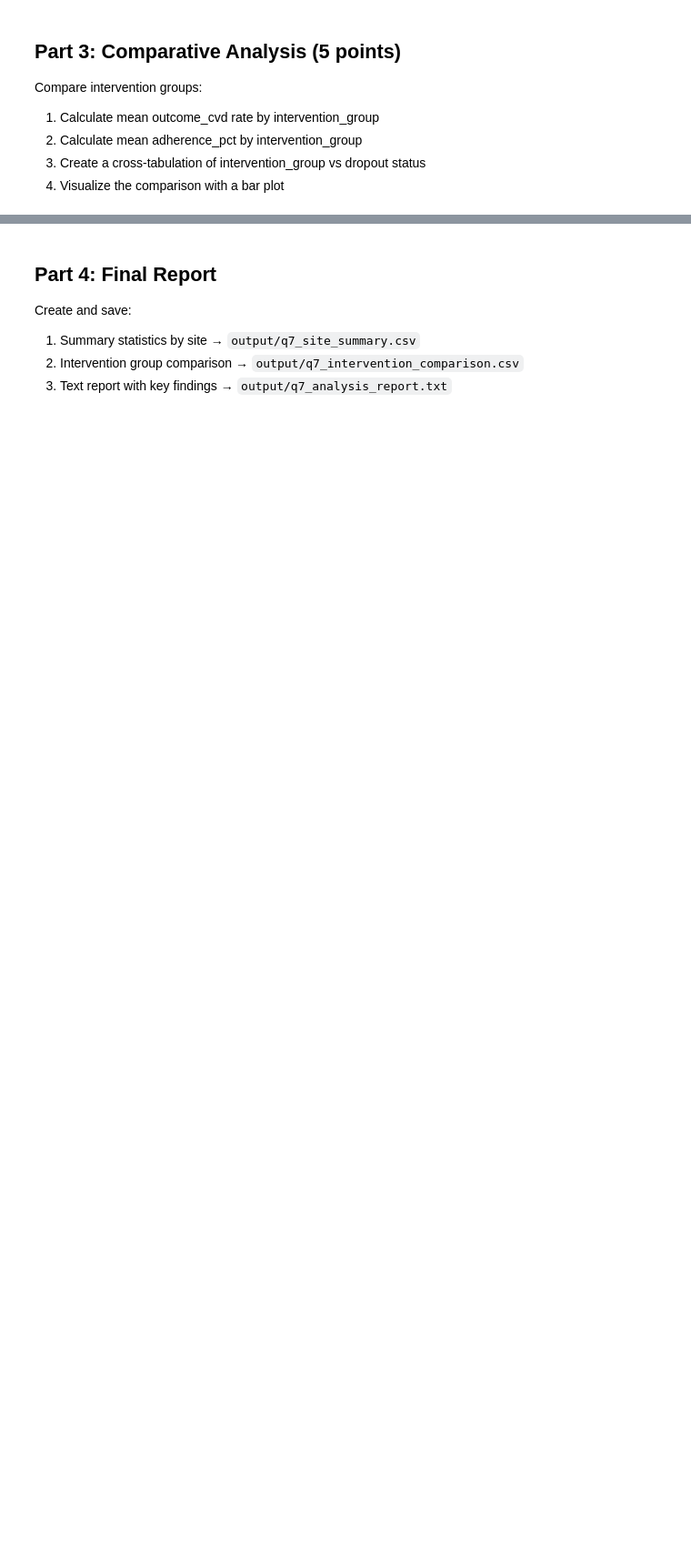
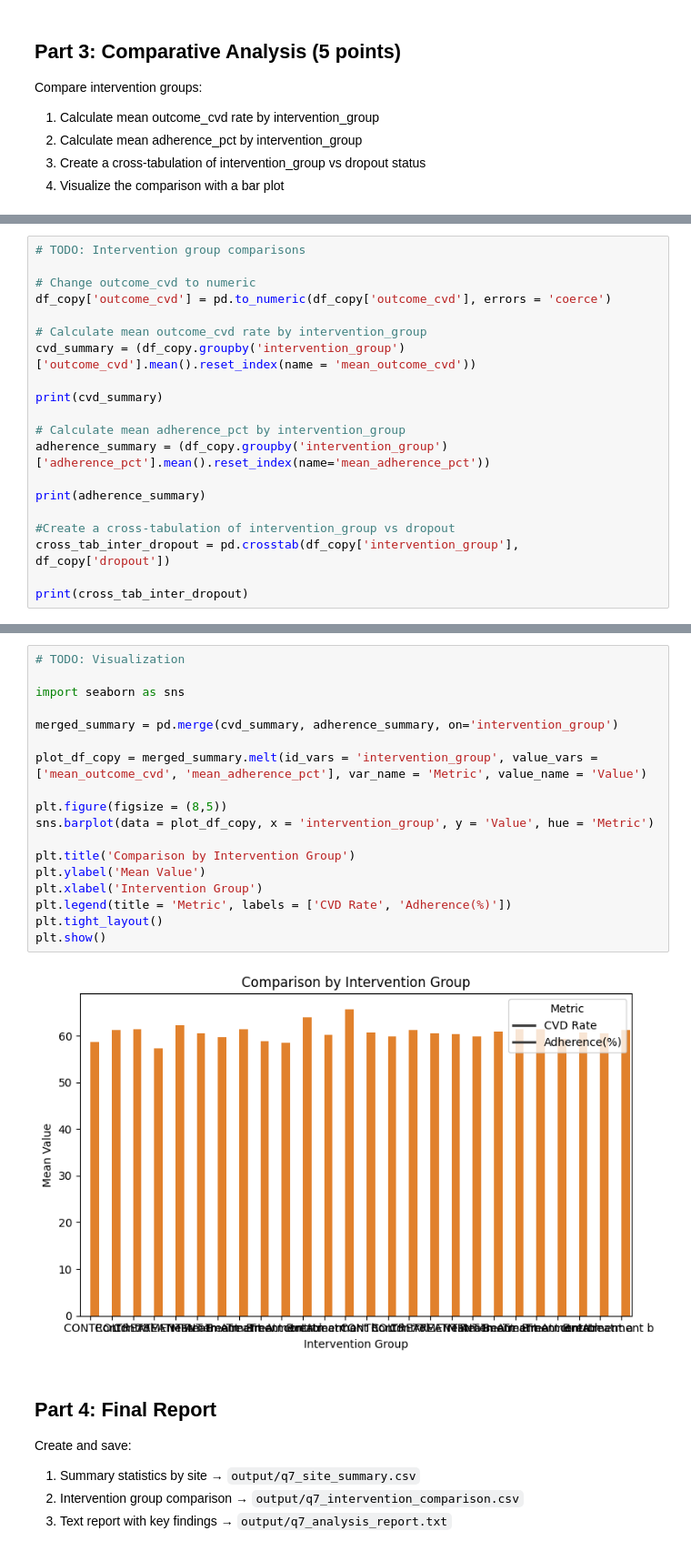
Before and after one commit to UCSF-DataSci/ds217-midterm-chrissie331, a Jupyter notebook: q7_aggregation.ipynb, the cells around one changed output, grey strips where cells are left out. Shown: that part at 91% size. Drawn from its saved outputs; the diff is of its cells as text; blank space fills up the shorter version.

```diff
--- a/q7_aggregation.ipynb
+++ b/q7_aggregation.ipynb
@@ -77,0 +148,20 @@ Compare intervention groups:
+# %%
+# TODO: Intervention group comparisons
+
+# Change outcome_cvd to numeric
+df_copy['outcome_cvd'] = pd.to_numeric(df_copy['outcome_cvd'], errors = 'coerce')
+
+# Calculate mean outcome_cvd rate by intervention_group
+cvd_summary = (df_copy.groupby('intervention_group')['outcome_cvd'].mean().reset_index(name = 'mean_outcome_cvd'))
+
+print(cvd_summary)
+
+# Calculate mean adherence_pct by intervention_group
+adherence_summary = (df_copy.groupby('intervention_group')['adherence_pct'].mean().reset_index(name='mean_adherence_pct'))
+
+print(adherence_summary)
+
+#Create a cross-tabulation of intervention_group vs dropout
+cross_tab_inter_dropout = pd.crosstab(df_copy['intervention_group'], df_copy['dropout'])
+
+print(cross_tab_inter_dropout)
@@ -78,3 +186,23 @@ Compare intervention groups:
+# %%
+# TODO: Visualization
+
+import seaborn as sns
+
+merged_summary = pd.merge(cvd_summary, adherence_summary, on='intervention_group')
+
+plot_df_copy = merged_summary.melt(id_vars = 'intervention_group', value_vars = ['mean_outcome_cvd', 'mean_adherence_pct'], var_name = 'Metric', value_name = 'Value')
+
+plt.figure(figsize = (8,5))
+sns.barplot(data = plot_df_copy, x = 'intervention_group', y = 'Value', hue = 'Metric')
+
+plt.title('Comparison by Intervention Group')
+plt.ylabel('Mean Value')
+plt.xlabel('Intervention Group')
+plt.legend(title = 'Metric', labels = ['CVD Rate', 'Adherence(%)'])
+plt.tight_layout()
+plt.show()
+# %% [output]
+[figure, added]
 # %% [markdown]
 ## Part 4: Final Report
 
```
Also changed, not shown: parts of 11 cells of this notebook.
